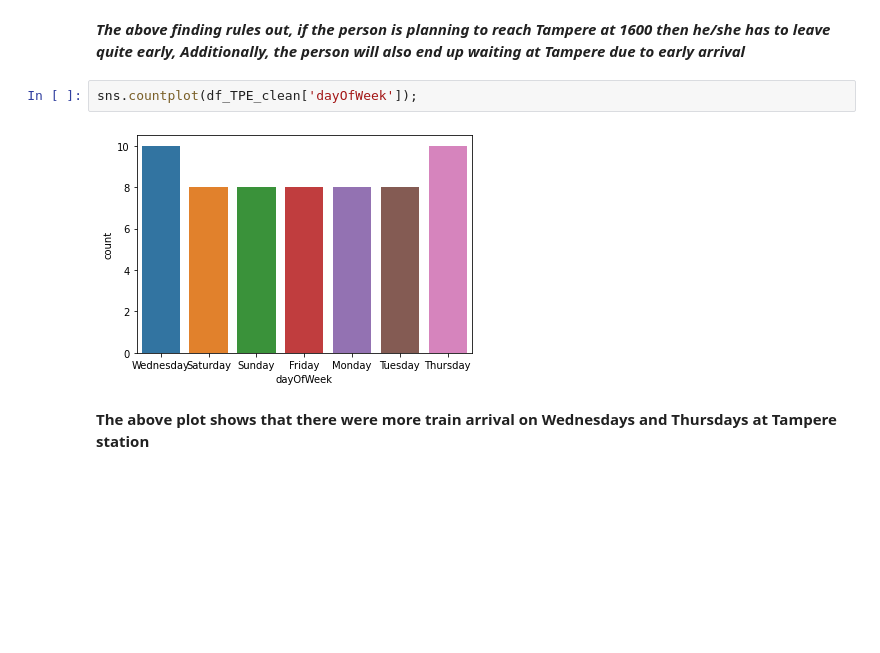
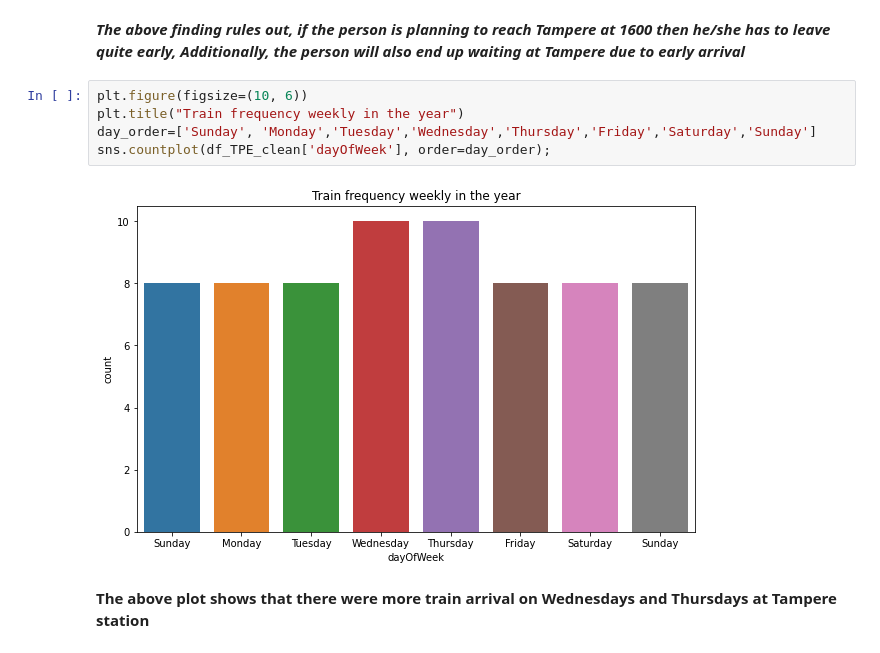
Before and after one commit to poddardelhi/finland-train_eda, a Jupyter notebook: finland_train.ipynb, the cells around one changed output. Cells and saved outputs as stored; diff of their text form; blank space fills up the shorter version.

```diff
--- a/finland_train.ipynb
+++ b/finland_train.ipynb
@@ -311,10 +309,13 @@ print("\n The average of Arrival time of train at Tampere station is {}".format(
  The average of Arrival time of train at Tampere station is 0 days 13:59:12
 # %% [markdown]
 ***The above finding rules out, if the person is planning to reach Tampere at 1600 then he/she has to leave quite early, Additionally, the person will also end up waiting at Tampere due to early arrival***
-# %%
-sns.countplot(df_TPE_clean['dayOfWeek']);
-# %% [output]
-[figure, removed]
+# %%
+plt.figure(figsize=(10, 6))
+plt.title("Train frequency weekly in the year")
+day_order=['Sunday', 'Monday','Tuesday','Wednesday','Thursday','Friday','Saturday','Sunday']
+sns.countplot(df_TPE_clean['dayOfWeek'], order=day_order);
+# %% [output]
+[figure, added]
 # %% [markdown]
 **The above plot shows that there were more train arrival on Wednesdays and Thursdays at Tampere station**
 # %% [markdown]
```
Also changed, not shown: parts of 5 cells of this notebook.
